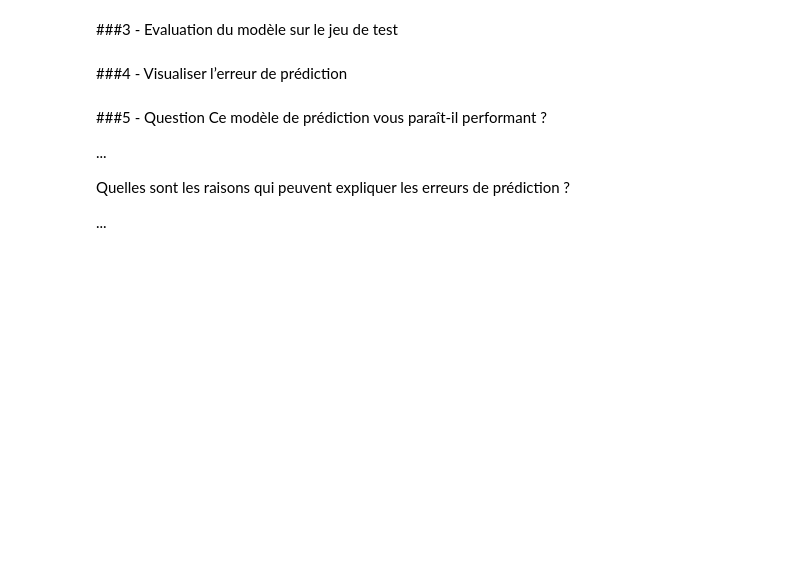
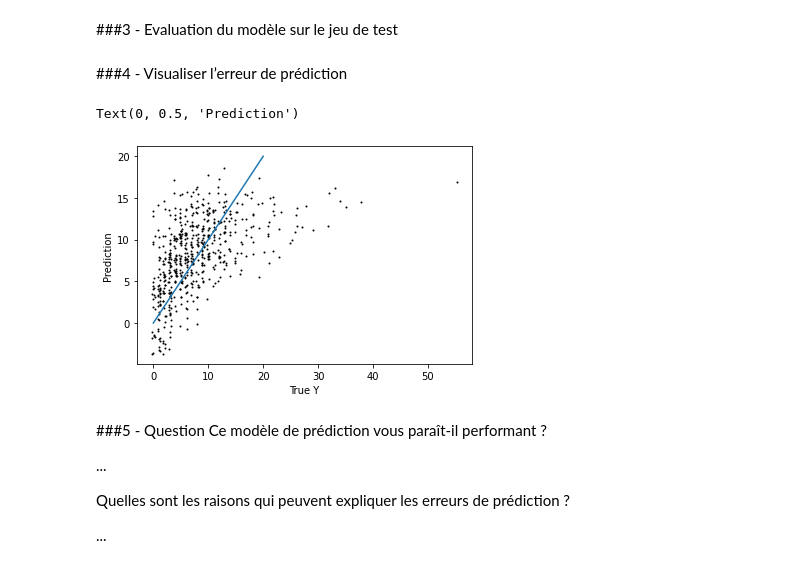
Before and after one commit to Thomas-Guibert/AI-TP3, a Jupyter notebook: AI_TP3.ipynb, the cells around one changed output. Cells and saved outputs as stored; diff of their text form; code cells hidden in the pictures; blank space fills up the shorter version.

```diff
--- a/AI_TP3.ipynb
+++ b/AI_TP3.ipynb
@@ -562,2 +699,6 @@ print(len(X))
 # %% [markdown]
 ###2 - Implémentation de la régression linéaire
+# %%
+from sklearn import linear_model
+lr = linear_model.LinearRegression()
+lr.fit(X_train, Y_train)
@@ -566,5 +711,17 @@ print(len(X))
 # %% [markdown]
 ###4 - Visualiser l’erreur de prédiction
+# %%
+from numpy.random import random
+from matplotlib import pyplot as plt
+
+plt.scatter(Y_test + 0.5*(random(len(Y_test))-0.5), lr.predict(X_test), color='black', s=1)
+
+plt.plot([0,20], [0,20])
+plt.xlabel("True Y")
+plt.ylabel("Prediction")
+# %% [output]
+Text(0, 0.5, 'Prediction')
+[figure, added]
 # %% [markdown]
 ###5 - Question
 Ce modèle de prédiction vous paraît-il performant ?
```
Also changed, not shown: parts of 26 cells of this notebook.
